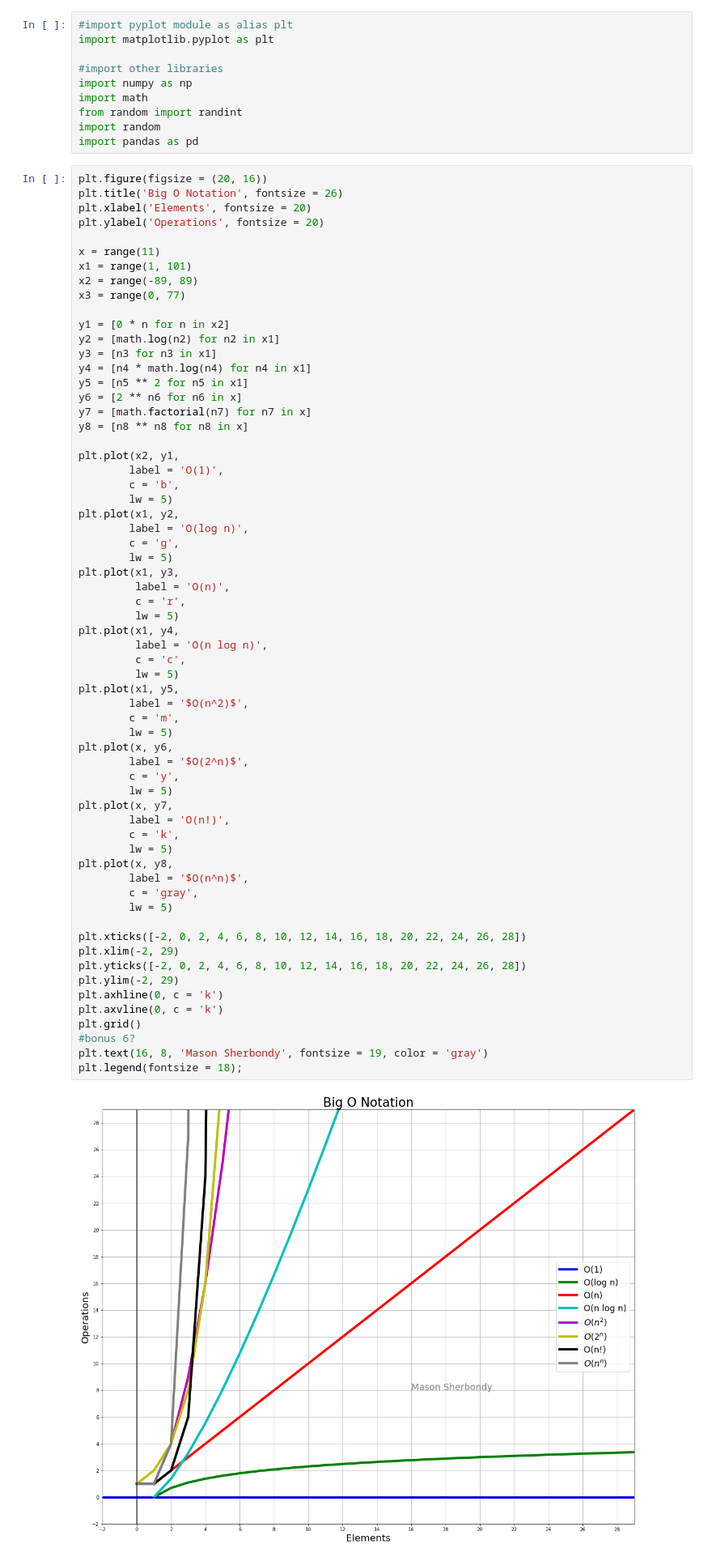
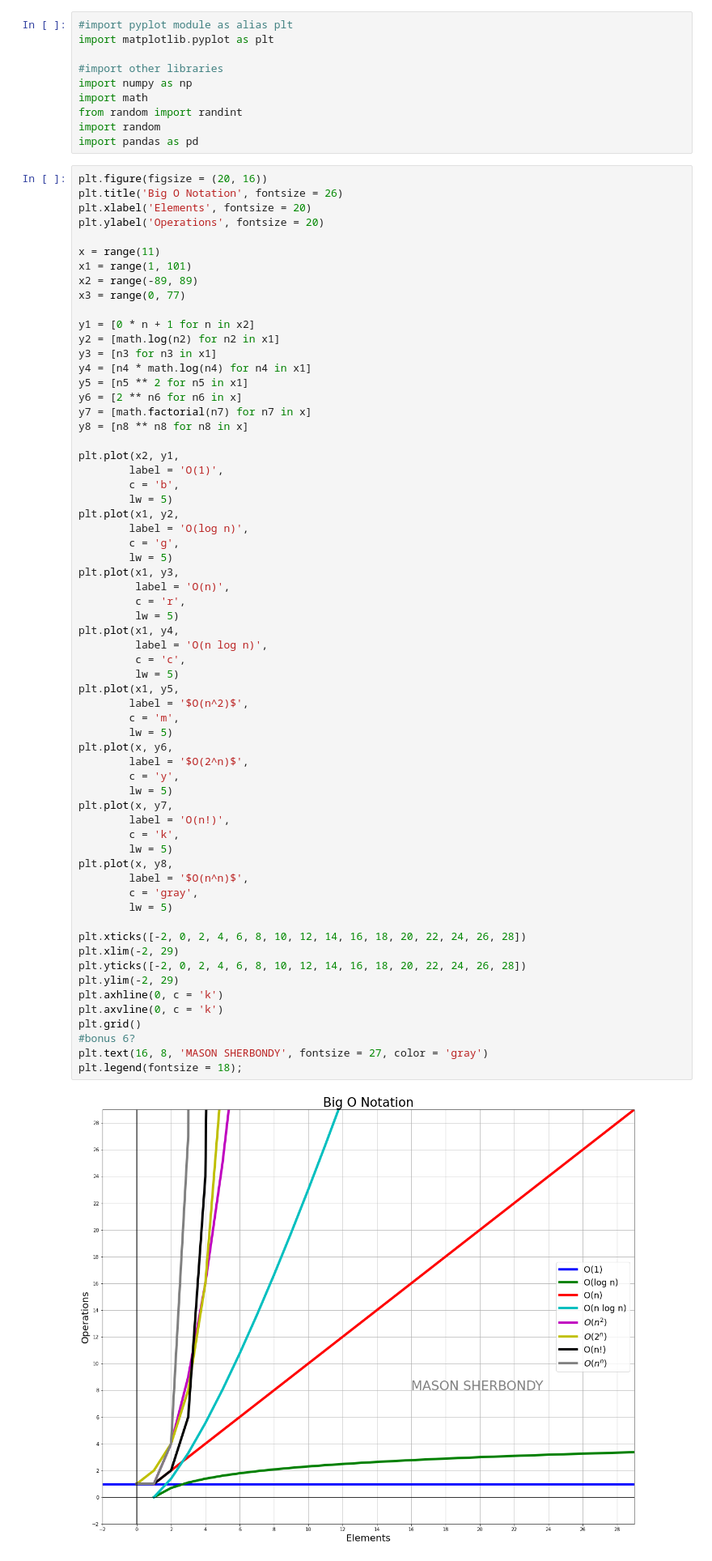
Before and after one commit to masonsherbondy/numpy-pandas-visualization-exercises, a Jupyter notebook: big_o_notation.ipynb, the cells around one changed output. Shown at 81% size. Cells and saved outputs as stored; diff of their text form.

```diff
--- a/big_o_notation.ipynb
+++ b/big_o_notation.ipynb
@@ -19,7 +19,7 @@ x1 = range(1, 101)
 x2 = range(-89, 89)
 x3 = range(0, 77)
 
-y1 = [0 * n for n in x2]
+y1 = [0 * n + 1 for n in x2]
 y2 = [math.log(n2) for n2 in x1]
 y3 = [n3 for n3 in x1]
 y4 = [n4 * math.log(n4) for n4 in x1]
@@ -44,32 +44,32 @@ plt.plot(x1, y4,
          label = 'O(n log n)',
          c = 'c',
          lw = 5)
 plt.plot(x1, y5,
         label = '$O(n^2)$',
         c = 'm',
         lw = 5)
 plt.plot(x, y6,
         label = '$O(2^n)$',
         c = 'y',
         lw = 5)
 plt.plot(x, y7,
         label = 'O(n!)',
         c = 'k',
         lw = 5)
 plt.plot(x, y8,
         label = '$O(n^n)$',
         c = 'gray',
         lw = 5)
 
 plt.xticks([-2, 0, 2, 4, 6, 8, 10, 12, 14, 16, 18, 20, 22, 24, 26, 28])
 plt.xlim(-2, 29)
 plt.yticks([-2, 0, 2, 4, 6, 8, 10, 12, 14, 16, 18, 20, 22, 24, 26, 28])
 plt.ylim(-2, 29)
 plt.axhline(0, c = 'k')
 plt.axvline(0, c = 'k')
 plt.grid()
 #bonus 6?
-plt.text(16, 8, 'Mason Sherbondy', fontsize = 19, color = 'gray')
+plt.text(16, 8, 'MASON SHERBONDY', fontsize = 27, color = 'gray')
 plt.legend(fontsize = 18);
 # %% [output]
-[figure, old version]
+[figure, new version]
```
